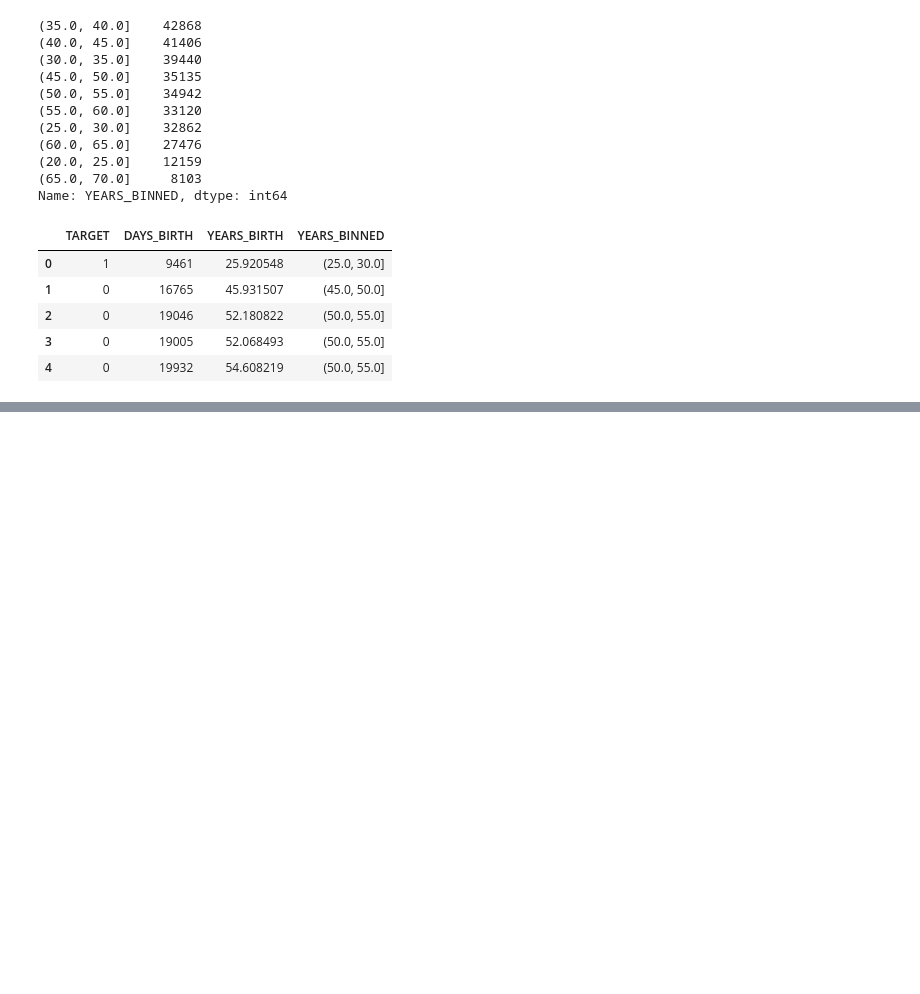
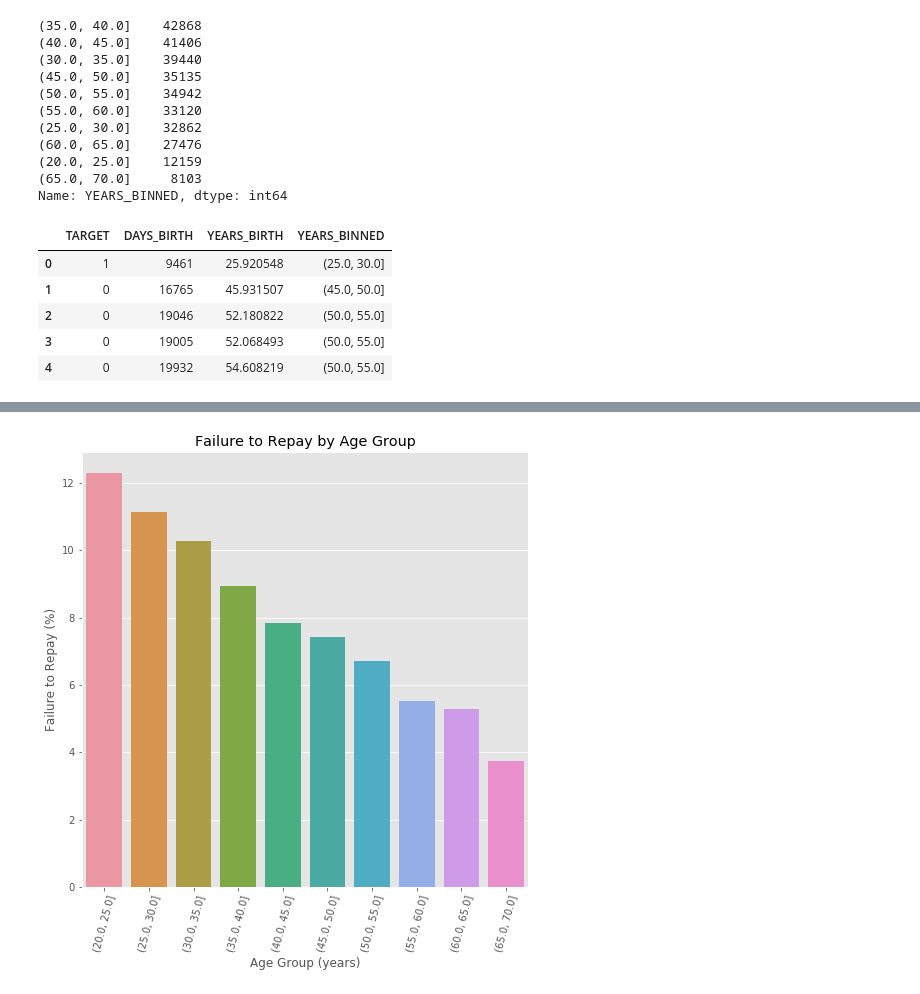
Before and after one commit to KaiChun-Tu/ML100Days, a Jupyter notebook: homework/Day_016_HW.ipynb, the cells around one changed output, grey strips where cells are left out. Cells and saved outputs as stored; diff of their text form; code cells hidden in the pictures; blank space fills up the shorter version.

```diff
--- a/homework/Day_016_HW.ipynb
+++ b/homework/Day_016_HW.ipynb
@@ -102,14 +119,16 @@ age_groups
 # %%
 plt.figure(figsize = (8, 8))
 
 # 以年齡區間為 x, target 為 y 繪製 barplot
 """
 Your Code Here
 """
-px =
-py =
+px = age_groups.index.astype(str)
+py = 100 * age_groups['TARGET']
 sns.barplot(px, py)
 
 # Plot labeling
 plt.xticks(rotation = 75); plt.xlabel('Age Group (years)'); plt.ylabel('Failure to Repay (%)')
 plt.title('Failure to Repay by Age Group');
+# %% [output]
+[figure, added]
```
Also changed, not shown: parts of 2 cells of this notebook.
